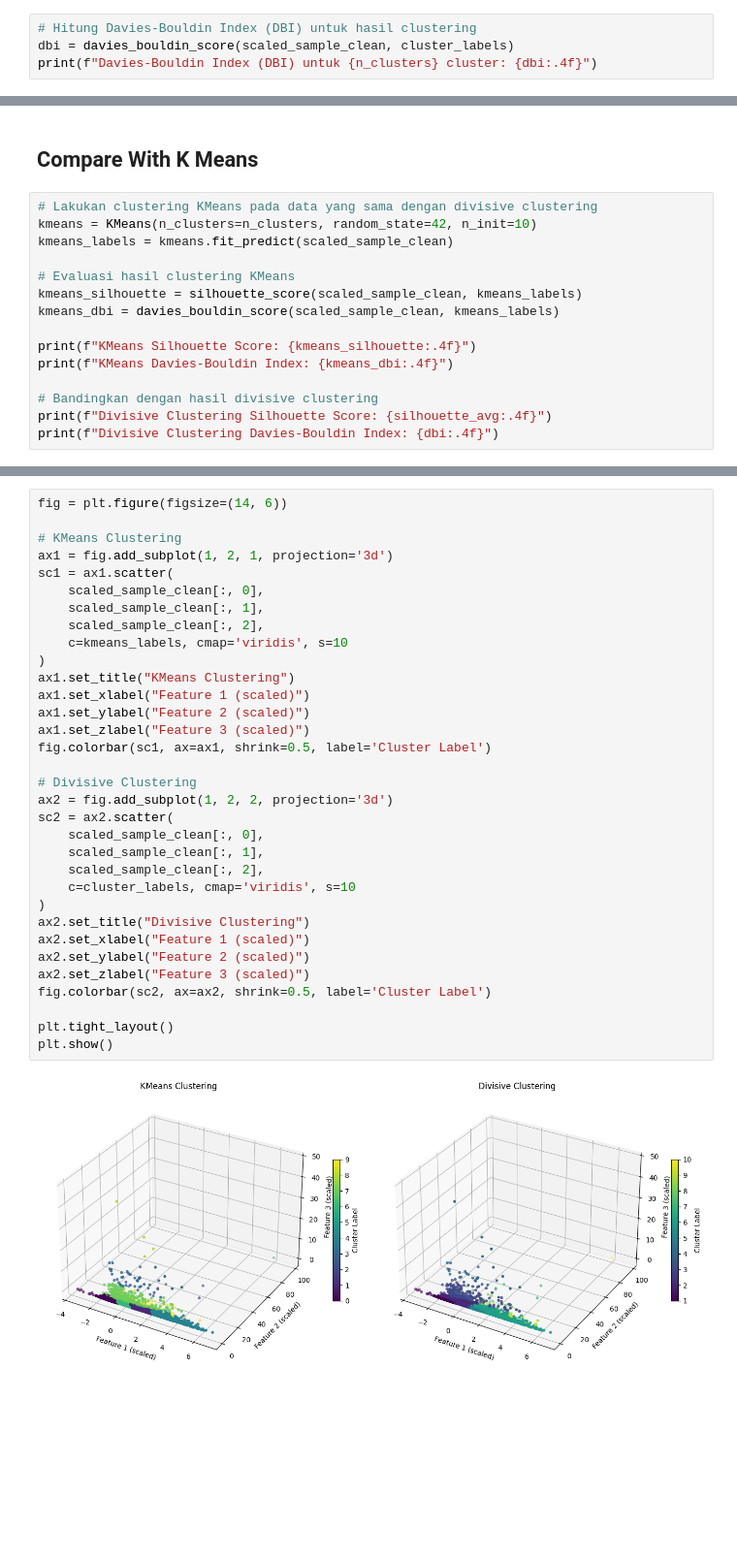
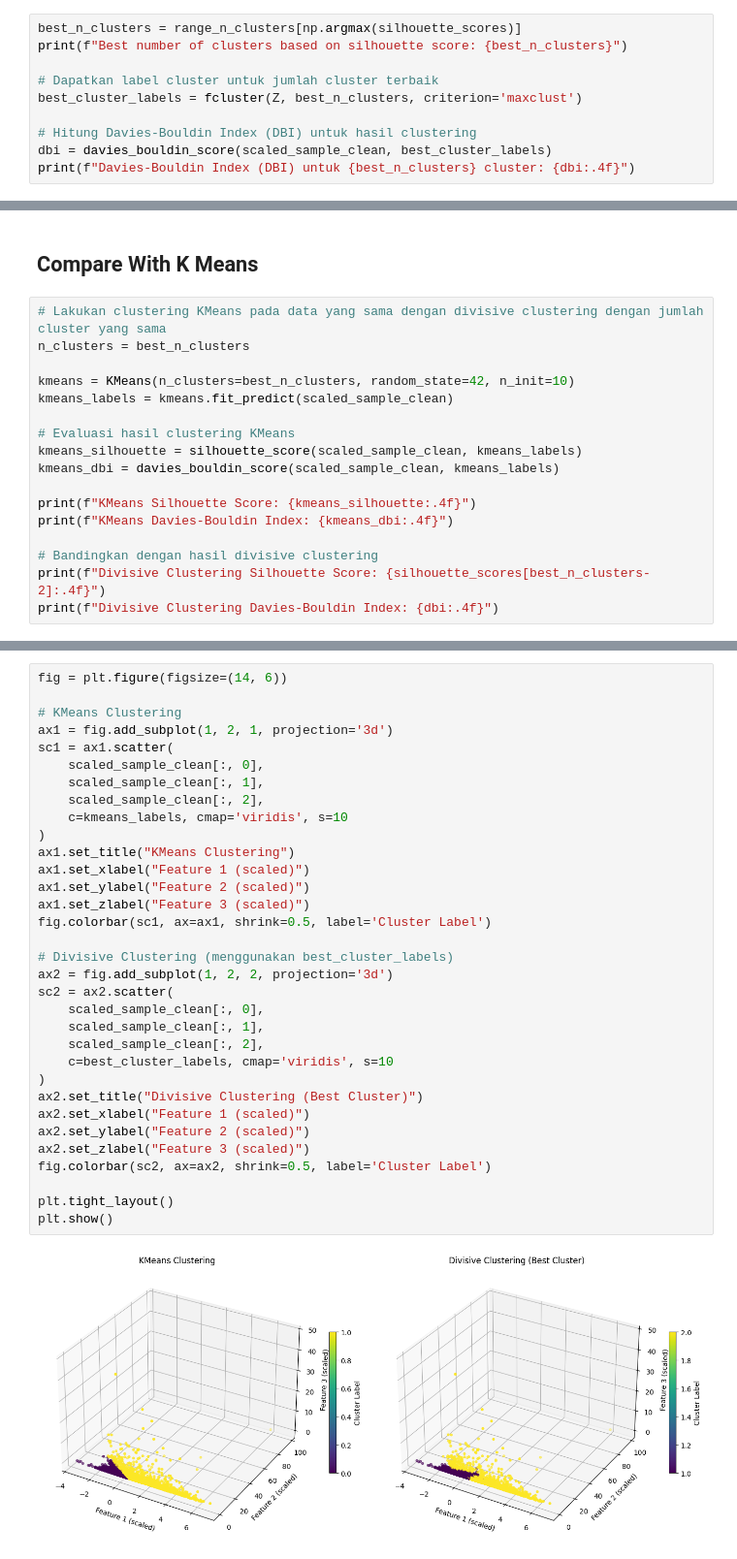
Before and after one commit to alfajar-122140122/bank-customer-segmentation, a Jupyter notebook: customer_segementation.ipynb, the cells around one changed output, grey strips where cells are left out. Shown at 97% size. Saved outputs shown, nothing was run; the diff lists cells and outputs as text; blank space fills up the shorter version.

```diff
--- a/customer_segementation.ipynb
+++ b/customer_segementation.ipynb
@@ -297,7 +297,13 @@ Dengan demikian, pemilihan jumlah cluster terbaik dapat didasarkan pada nilai si
 
 Pada percobaan diaatas, nilai silhoutte score paling tinggi berada di jumlah cluster = 2 dengan nilai 0.6217.
 # %%
+best_n_clusters = range_n_clusters[np.argmax(silhouette_scores)]
+print(f"Best number of clusters based on silhouette score: {best_n_clusters}")
+
+# Dapatkan label cluster untuk jumlah cluster terbaik
+best_cluster_labels = fcluster(Z, best_n_clusters, criterion='maxclust')
+
 # Hitung Davies-Bouldin Index (DBI) untuk hasil clustering
-dbi = davies_bouldin_score(scaled_sample_clean, cluster_labels)
-print(f"Davies-Bouldin Index (DBI) untuk {n_clusters} cluster: {dbi:.4f}")
+dbi = davies_bouldin_score(scaled_sample_clean, best_cluster_labels)
+print(f"Davies-Bouldin Index (DBI) untuk {best_n_clusters} cluster: {dbi:.4f}")
 # %% [output]
@@ -313,8 +320,10 @@ DBI membantu memastikan bahwa cluster yang terbentuk tidak hanya kompak, tetapi
 # %% [markdown]
 ## Compare With K Means
 # %%
-# Lakukan clustering KMeans pada data yang sama dengan divisive clustering
-kmeans = KMeans(n_clusters=n_clusters, random_state=42, n_init=10)
+# Lakukan clustering KMeans pada data yang sama dengan divisive clustering dengan jumlah cluster yang sama
+n_clusters = best_n_clusters
+
+kmeans = KMeans(n_clusters=best_n_clusters, random_state=42, n_init=10)
 kmeans_labels = kmeans.fit_predict(scaled_sample_clean)
 
 # Evaluasi hasil clustering KMeans
@@ -325,6 +334,6 @@ print(f"KMeans Silhouette Score: {kmeans_silhouette:.4f}")
 print(f"KMeans Davies-Bouldin Index: {kmeans_dbi:.4f}")
 
 # Bandingkan dengan hasil divisive clustering
-print(f"Divisive Clustering Silhouette Score: {silhouette_avg:.4f}")
+print(f"Divisive Clustering Silhouette Score: {silhouette_scores[best_n_clusters-2]:.4f}")
 print(f"Divisive Clustering Davies-Bouldin Index: {dbi:.4f}")
 # %% [output]
@@ -336,34 +345,34 @@ Divisive Clustering Davies-Bouldin Index: 0.6481
 fig = plt.figure(figsize=(14, 6))
 
 # KMeans Clustering
 ax1 = fig.add_subplot(1, 2, 1, projection='3d')
 sc1 = ax1.scatter(
     scaled_sample_clean[:, 0],
     scaled_sample_clean[:, 1],
     scaled_sample_clean[:, 2],
     c=kmeans_labels, cmap='viridis', s=10
 )
 ax1.set_title("KMeans Clustering")
 ax1.set_xlabel("Feature 1 (scaled)")
 ax1.set_ylabel("Feature 2 (scaled)")
 ax1.set_zlabel("Feature 3 (scaled)")
 fig.colorbar(sc1, ax=ax1, shrink=0.5, label='Cluster Label')
 
-# Divisive Clustering
+# Divisive Clustering (menggunakan best_cluster_labels)
 ax2 = fig.add_subplot(1, 2, 2, projection='3d')
 sc2 = ax2.scatter(
     scaled_sample_clean[:, 0],
     scaled_sample_clean[:, 1],
     scaled_sample_clean[:, 2],
-    c=cluster_labels, cmap='viridis', s=10
+    c=best_cluster_labels, cmap='viridis', s=10
 )
-ax2.set_title("Divisive Clustering")
+ax2.set_title("Divisive Clustering (Best Cluster)")
 ax2.set_xlabel("Feature 1 (scaled)")
 ax2.set_ylabel("Feature 2 (scaled)")
 ax2.set_zlabel("Feature 3 (scaled)")
 fig.colorbar(sc2, ax=ax2, shrink=0.5, label='Cluster Label')
 
 plt.tight_layout()
 plt.show()
 # %% [output]
-[figure, old version]
+[figure, new version]
```
Also changed, not shown: parts of 2 cells of this notebook.
